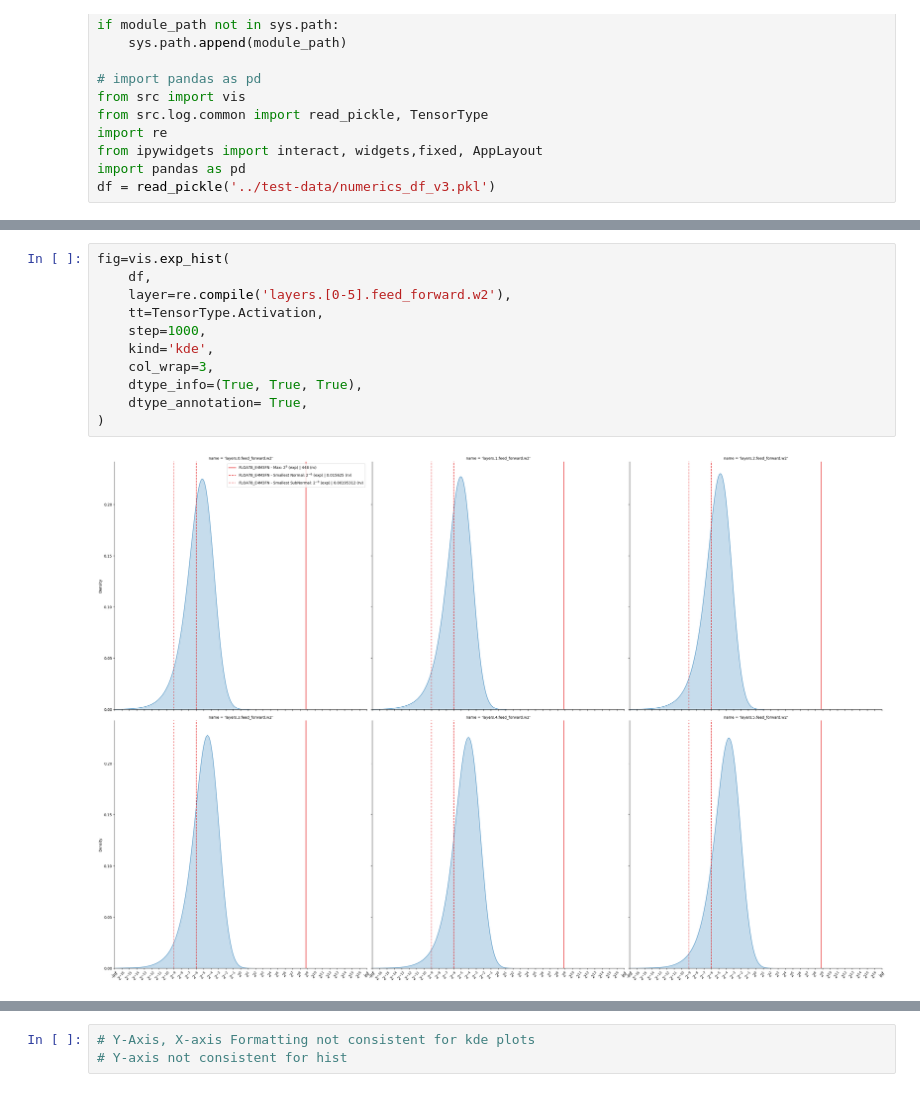
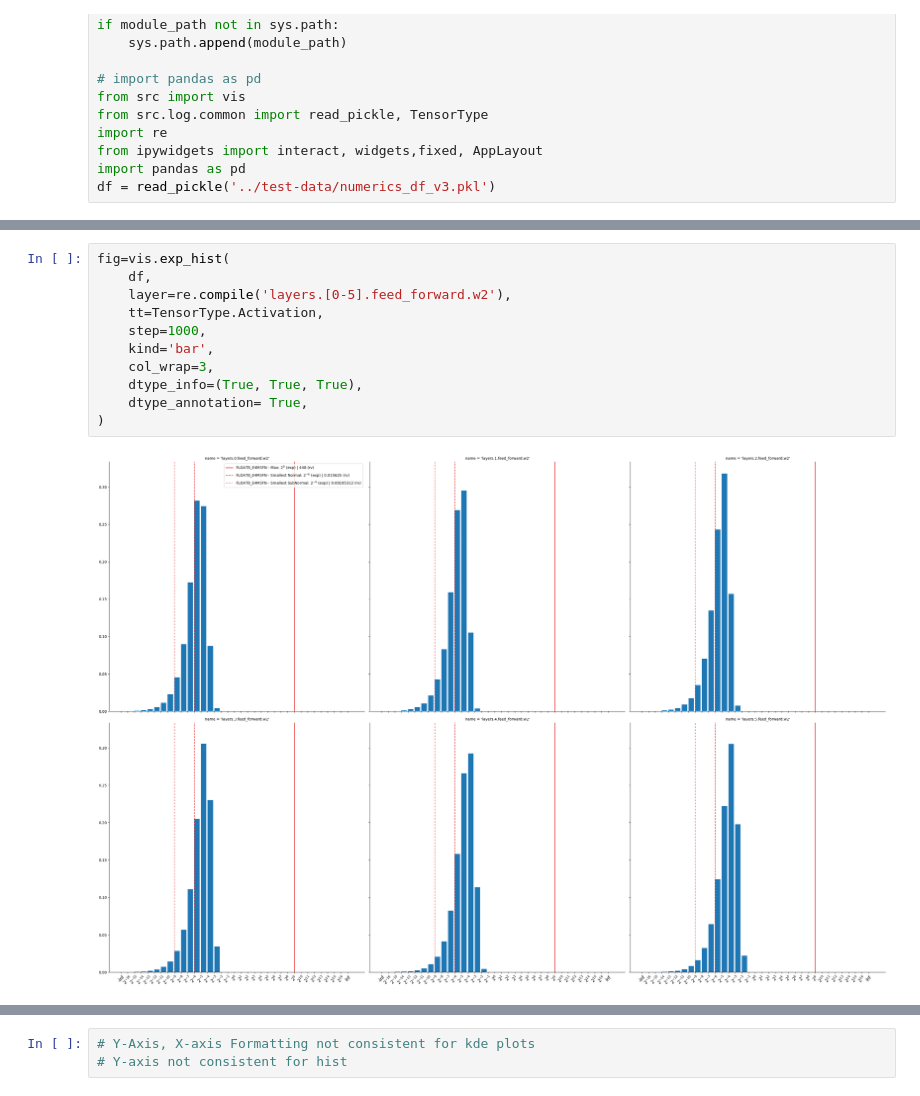
Before and after one commit to graphcore-research/track-and-visualize, a Jupyter notebook: interactive/interactive-exp.ipynb, the cells around one changed output, grey strips where cells are left out. Drawn from its saved outputs; the diff is of its cells as text.

```diff
--- a/interactive/interactive-exp.ipynb
+++ b/interactive/interactive-exp.ipynb
@@ -17,14 +159,14 @@ df = read_pickle('../test-data/numerics_df_v3.pkl')
 # %%
 fig=vis.exp_hist(
     df,
     layer=re.compile('layers.[0-5].feed_forward.w2'),
     tt=TensorType.Activation,
     step=1000,
-    kind='kde',
+    kind='bar',
     col_wrap=3,
     dtype_info=(True, True, True),
     dtype_annotation= True,
 )
 # %% [output]
-[figure, old version]
+[figure, new version]
 # %%
```
Also changed, not shown: parts of 20 cells of this notebook, 1 other file.
